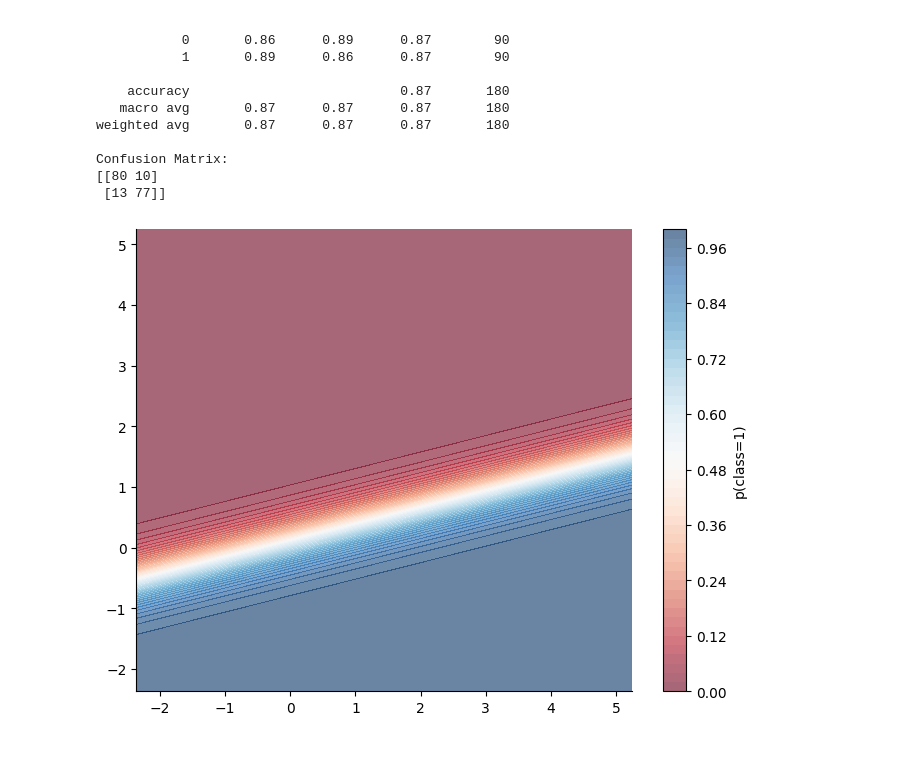
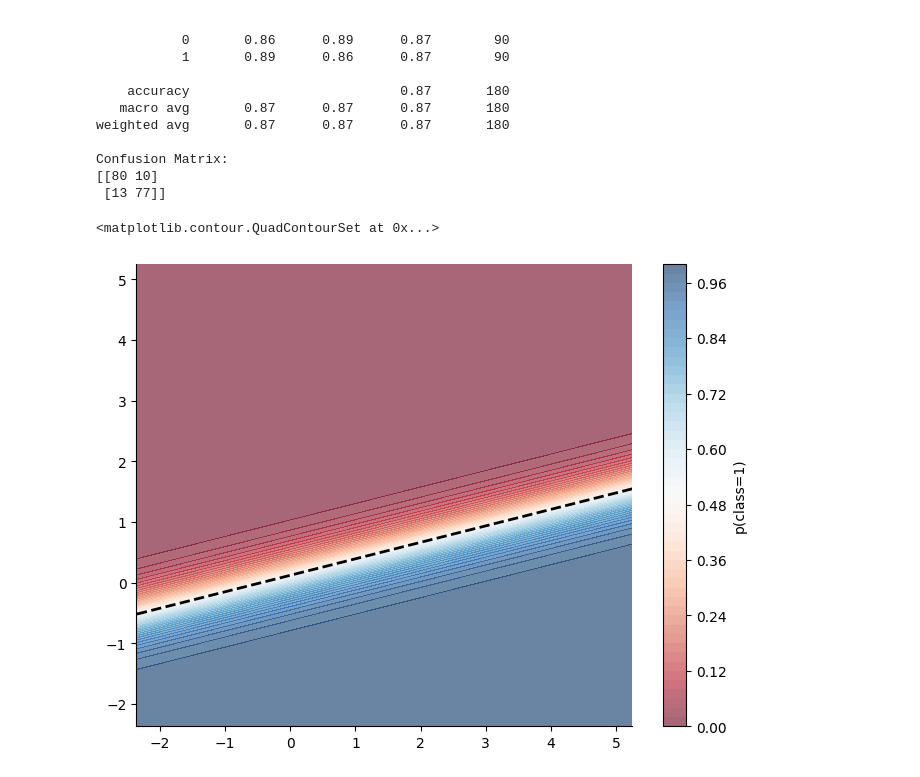
Before and after one commit to Vidhi0003/outlier_detection, a Jupyter notebook: detection.ipynb, the cells around one changed output. Drawn from its saved outputs; the diff is of its cells as text; code cells hidden in the pictures.

Commit message:
Added a decision boundary line

```diff
--- a/detection.ipynb
+++ b/detection.ipynb
@@ -168,22 +168,25 @@ Confusion Matrix:
 # %%
 # construct bounds that include train and OOD data
 X_for_bound = np.vstack([X_train, X_ood])
 pad = 1.0
 
 x_min, x_max = X_for_bound[:, 0].min() - pad, X_for_bound[:, 0].max() + pad
 y_min, y_max = X_for_bound[:, 0].min() - pad, X_for_bound[:, 0].max() + pad
 
 # grid of points across this rectangle
 xx, yy = np.meshgrid(np.linspace(x_min, x_max, 500), np.linspace(y_min, y_max, 500))
 grid = np.c_[xx.ravel(), yy.ravel()]
 
 # predict probability of class 1 for each point in the grid
 probs = clf.predict_proba(grid)[:, 1].reshape(xx.shape)
 
 # plotting
 plt.figure(figsize=(8, 6))
 contour = plt.contourf(xx, yy, probs, levels=50, cmap="RdBu", alpha=0.6)
 cbar = plt.colorbar(contour)
 cbar.set_label("p(class=1)")
+
+plt.contour(xx, yy, probs, levels=[0.5], colors = 'black', linestyles="--", linewidths=2, label="Decision Boundary")
 # %% [output]
+<matplotlib.contour.QuadContourSet at 0x...>
-[figure, old version]
+[figure, new version]
```
